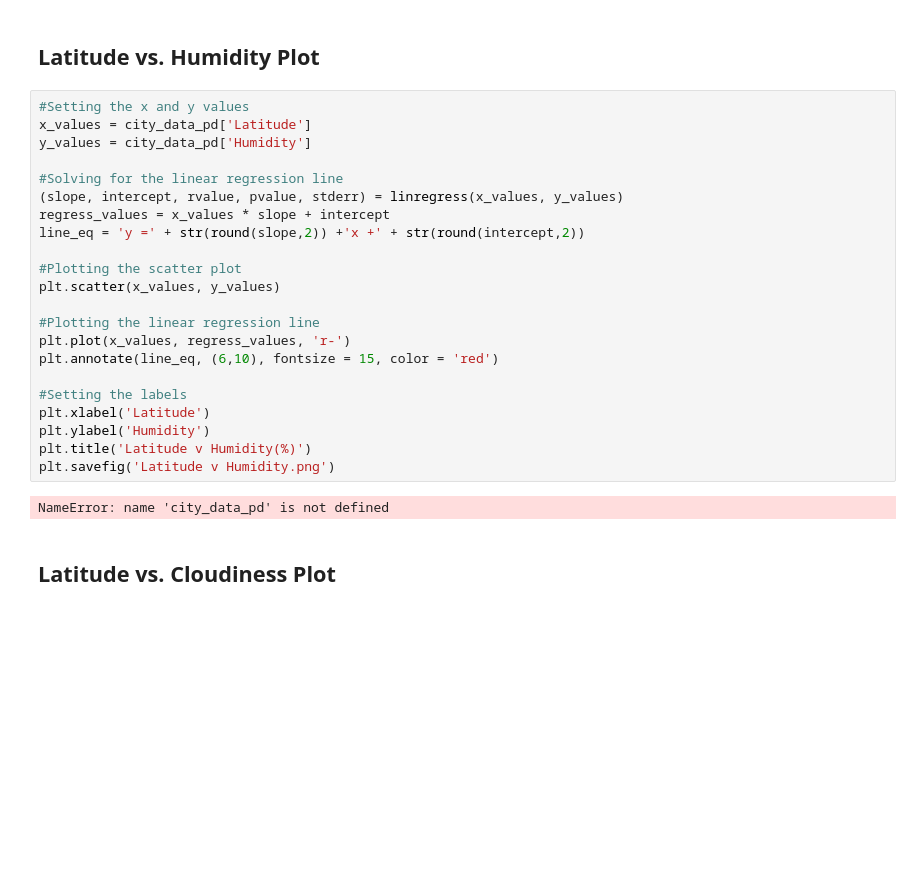
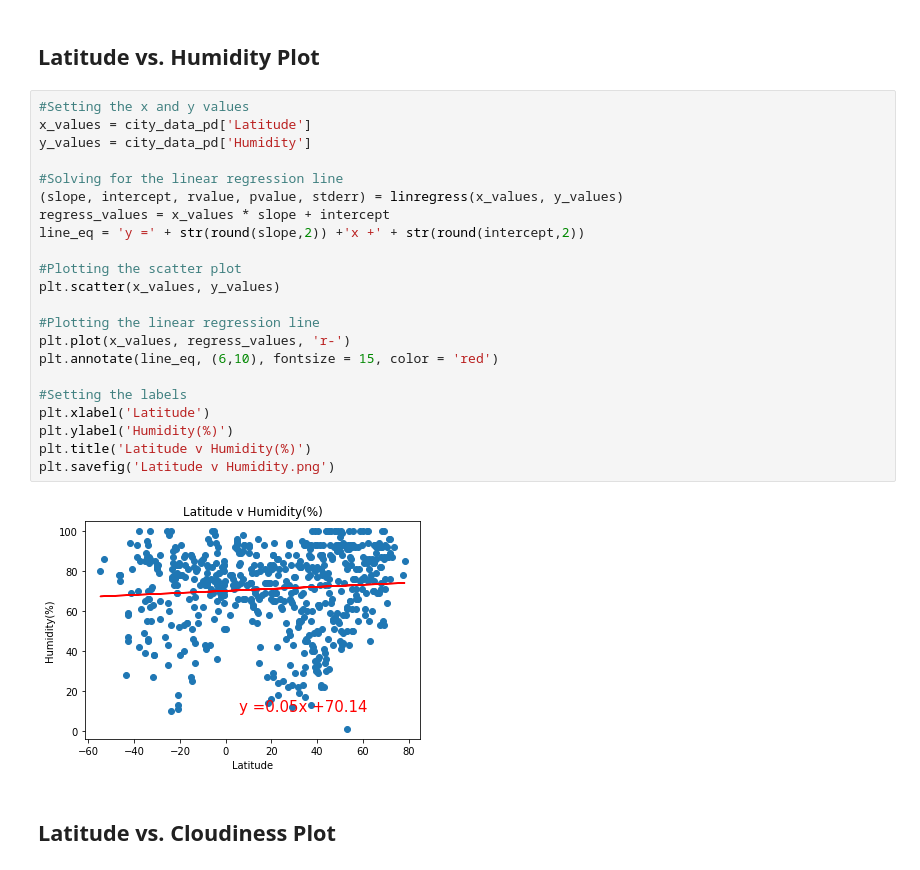
Before and after one commit to j1candel/python-api-challenge, a Jupyter notebook: starter_code/WeatherPy/WeatherPy.ipynb, the cells around one changed output. Saved outputs shown, nothing was run; the diff lists cells and outputs as text; blank space fills up the shorter version.

```diff
--- a/starter_code/WeatherPy/WeatherPy.ipynb
+++ b/starter_code/WeatherPy/WeatherPy.ipynb
@@ -203,27 +203,27 @@ plt.savefig('Latitude v Temperature °F.png')
 # %%
 #Setting the x and y values
 x_values = city_data_pd['Latitude']
 y_values = city_data_pd['Humidity']
 
 #Solving for the linear regression line
 (slope, intercept, rvalue, pvalue, stderr) = linregress(x_values, y_values)
 regress_values = x_values * slope + intercept
 line_eq = 'y =' + str(round(slope,2)) +'x +' + str(round(intercept,2))
 
 #Plotting the scatter plot
 plt.scatter(x_values, y_values)
 
 #Plotting the linear regression line
 plt.plot(x_values, regress_values, 'r-')
 plt.annotate(line_eq, (6,10), fontsize = 15, color = 'red')
 
 #Setting the labels
 plt.xlabel('Latitude')
-plt.ylabel('Humidity')
+plt.ylabel('Humidity(%)')
 plt.title('Latitude v Humidity(%)')
 plt.savefig('Latitude v Humidity.png')
 # %% [output]
-NameError: name 'city_data_pd' is not defined
+[figure, added]
 # %% [markdown]
 ## Latitude vs. Cloudiness Plot
 # %%
```
Also changed, not shown: parts of 3 cells of this notebook, 3 other files.
